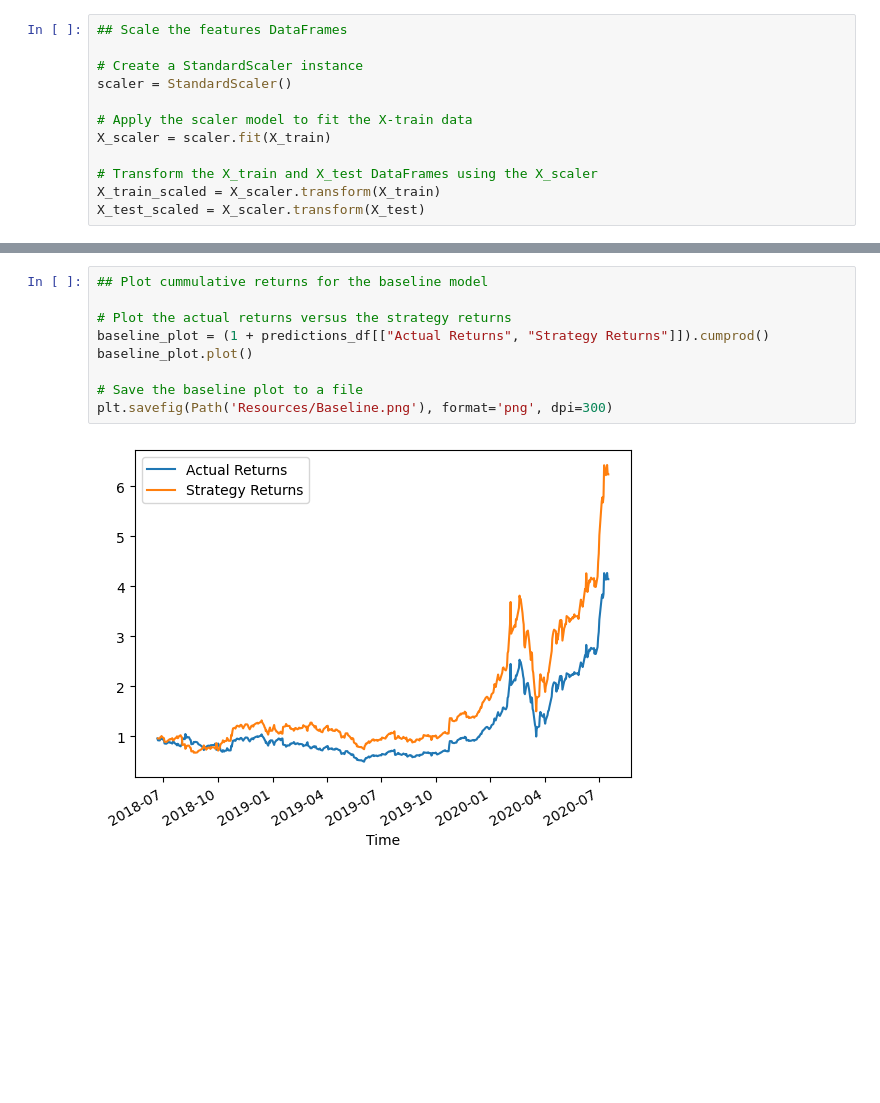
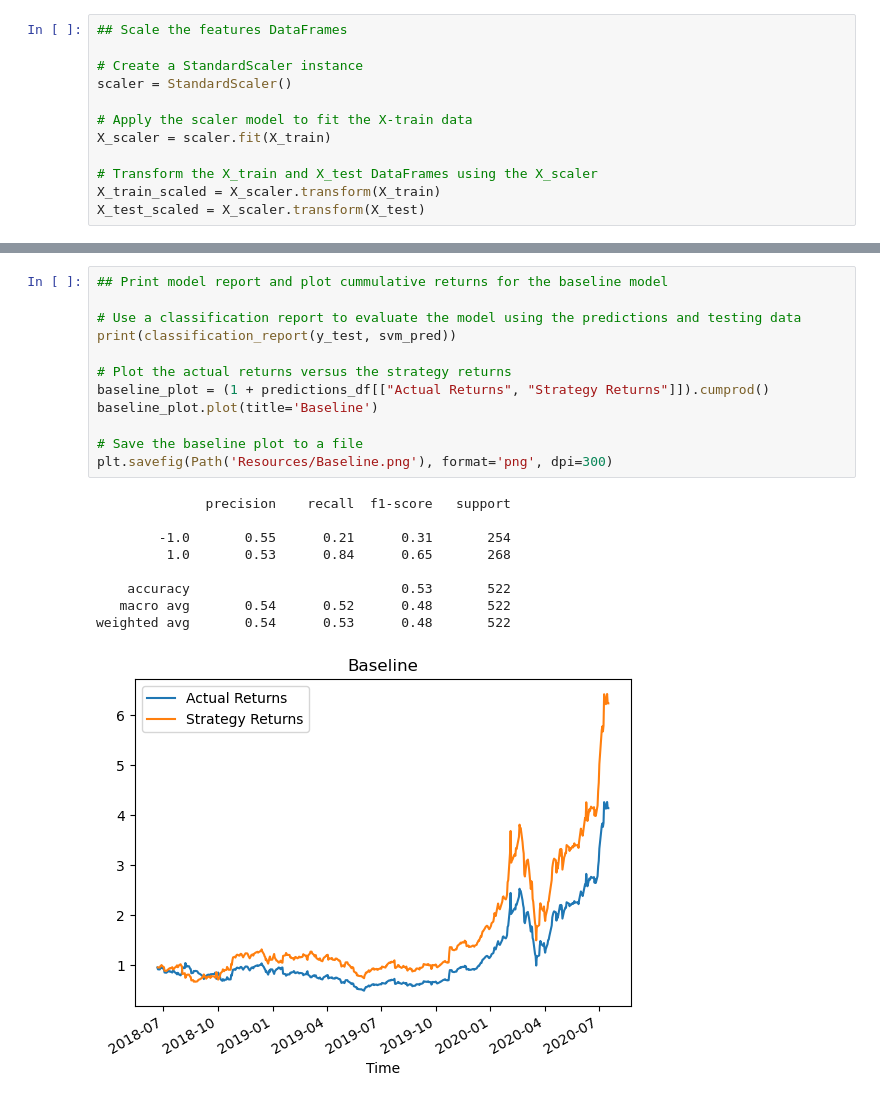
Before and after one commit to bittraidr/Sentiment_Analysis_Study_Multiple_Models, a Jupyter notebook: main.ipynb, the cells around one changed output, grey strips where cells are left out. Drawn from its saved outputs; the diff is of its cells as text; blank space fills up the shorter version.

```diff
--- a/main.ipynb
+++ b/main.ipynb
@@ -218,11 +181,22 @@ weighted avg       0.54      0.53      0.48       522
 # %%
-## Plot cummulative returns for the baseline model
+## Print model report and plot cummulative returns for the baseline model
+
+# Use a classification report to evaluate the model using the predictions and testing data
+print(classification_report(y_test, svm_pred))
 
 # Plot the actual returns versus the strategy returns
 baseline_plot = (1 + predictions_df[["Actual Returns", "Strategy Returns"]]).cumprod()
-baseline_plot.plot()
+baseline_plot.plot(title='Baseline')
 
 # Save the baseline plot to a file
 plt.savefig(Path('Resources/Baseline.png'), format='png', dpi=300)
 # %% [output]
+              precision    recall  f1-score   support
+
+        -1.0       0.55      0.21      0.31       254
+         1.0       0.53      0.84      0.65       268
+
+    accuracy                           0.53       522
+   macro avg       0.54      0.52      0.48       522
+weighted avg       0.54      0.53      0.48       522
-[figure, old version]
+[figure, new version]
```
Also changed, not shown: parts of 9 cells of this notebook, 12 other files.
